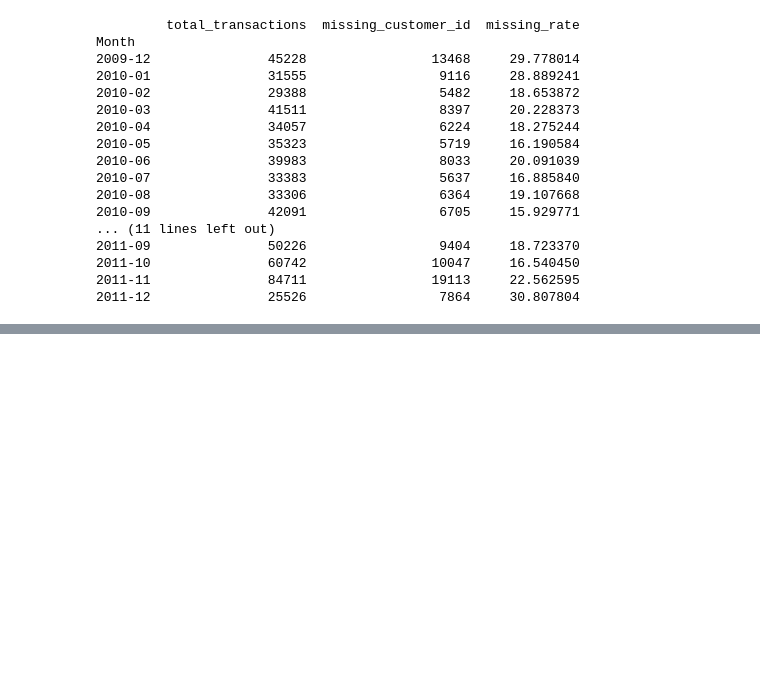
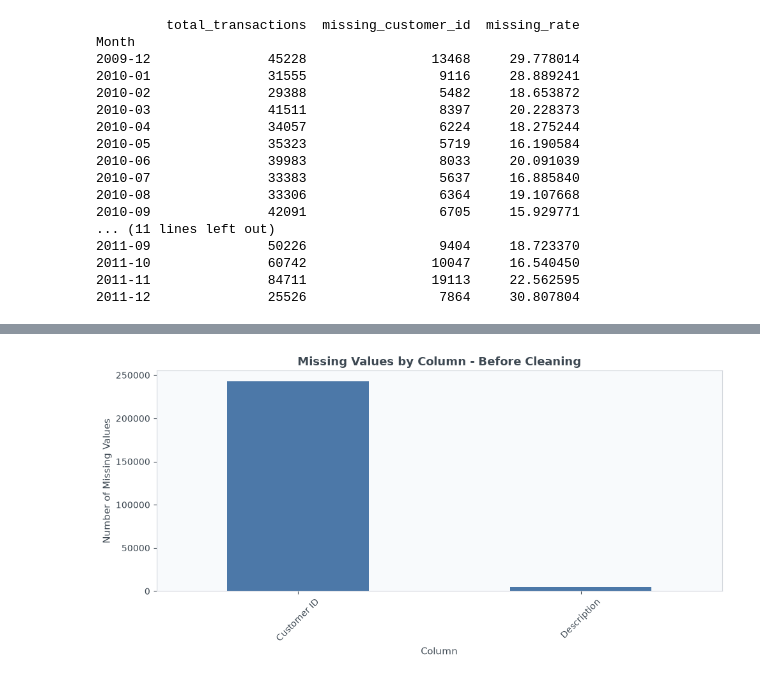
Before and after one commit to saraalwadia/customer-behavior-shift-detection, a Jupyter notebook: notebooks/01_dataset_inspection.ipynb, the cells around one changed output, grey strips where cells are left out. Cells and saved outputs as stored; diff of their text form; code cells hidden in the pictures; blank space fills up the shorter version.

Commit message:
Add initial data profiling analysis and visualizations

```diff
--- a/notebooks/01_dataset_inspection.ipynb
+++ b/notebooks/01_dataset_inspection.ipynb
@@ -549,0 +560,6 @@ Month
+# %%
+# Create output directory
+plots_dir = Path("../outputs/plots/01_profiling")
+plots_dir.mkdir(parents=True, exist_ok=True)
+
+print(f"Plots will be saved to: {plots_dir.resolve()}")
@@ -549,0 +599,28 @@ Month
+# %%
+missing_values = df.isna().sum()
+missing_values = missing_values[missing_values > 0].sort_values(ascending=False)
+
+plt.figure(figsize=(10, 5))
+
+missing_values.plot(
+    kind="bar",
+    color=COLORS["primary"]
+)
+
+plt.title("Missing Values by Column - Before Cleaning")
+plt.xlabel("Column")
+plt.ylabel("Number of Missing Values")
+plt.xticks(rotation=45)
+
+plt.tight_layout()
+
+plt.savefig(
+    plots_dir / "01_missing_values_before_cleaning.png",
+    dpi=300,
+    bbox_inches="tight"
+)
+
+plt.show()
+plt.close()
+# %% [output]
+[figure, added]
```
Also changed, not shown: parts of 23 cells of this notebook, 6 other files.
